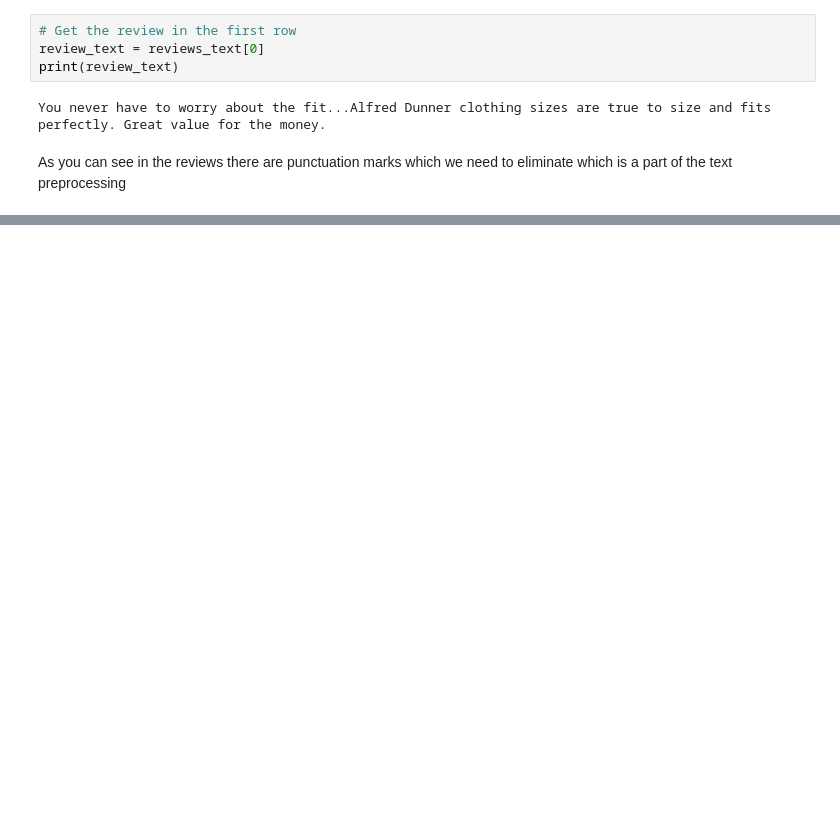
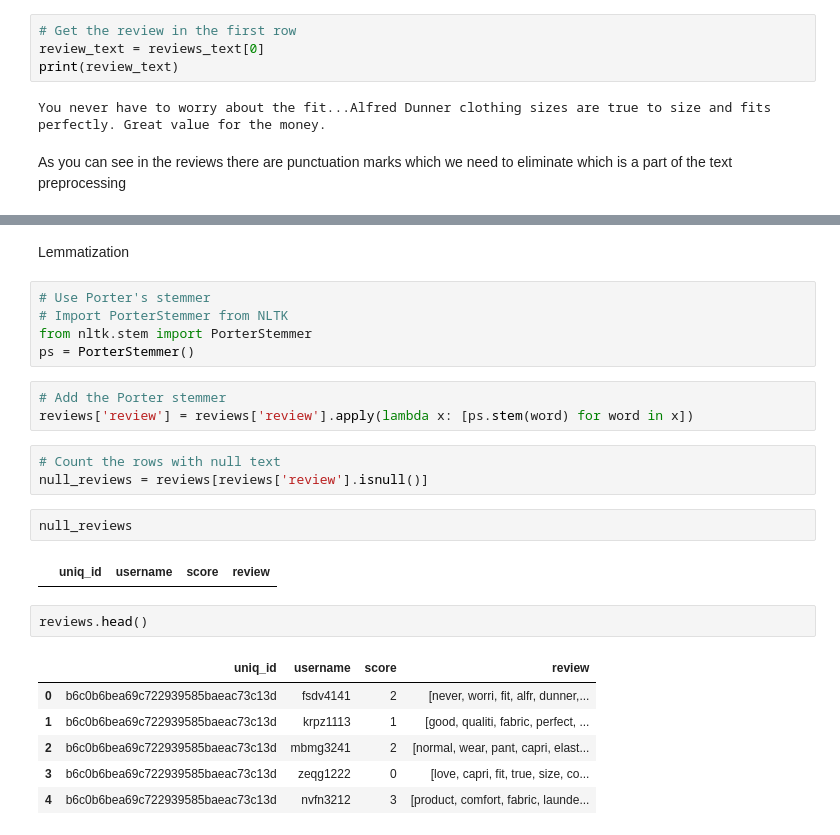
Before and after one commit to Malki9/3601763_BD2, a Jupyter notebook: 3601763_BD2.ipynb, the cells around one changed output, grey strips where cells are left out. Saved outputs shown, nothing was run; the diff lists cells and outputs as text; blank space fills up the shorter version.

```diff
--- a/3601763_BD2.ipynb
+++ b/3601763_BD2.ipynb
@@ -441,0 +494,26 @@ reviews['review'] = reviews['review'].str.replace('[^\w\s]', '') # Replace using
+# %% [markdown]
+Lemmatization
+# %%
+# Use Porter's stemmer
+# Import PorterStemmer from NLTK
+from nltk.stem import PorterStemmer
+ps = PorterStemmer()
+# %%
+# Add the Porter stemmer
+reviews['review'] = reviews['review'].apply(lambda x: [ps.stem(word) for word in x])
+# %%
+# Count the rows with null text
+null_reviews = reviews[reviews['review'].isnull()]
+# %%
+null_reviews
+# %% [output]
+|  | uniq_id | username | score | review |
+# %%
+reviews.head()
+# %% [output]
+|  | uniq_id | username | score | review |
+| 0 | b6c0b6bea69c722939585baeac73c13d | fsdv4141 | 2 | [never, worri, fit, alfr, dunner,... |
+| 1 | b6c0b6bea69c722939585baeac73c13d | krpz1113 | 1 | [good, qualiti, fabric, perfect, ... |
+| 2 | b6c0b6bea69c722939585baeac73c13d | mbmg3241 | 2 | [normal, wear, pant, capri, elast... |
+| 3 | b6c0b6bea69c722939585baeac73c13d | zeqg1222 | 0 | [love, capri, fit, true, size, co... |
+| 4 | b6c0b6bea69c722939585baeac73c13d | nvfn3212 | 3 | [product, comfort, fabric, launde... |
```
Also changed, not shown: parts of 15 cells of this notebook.
